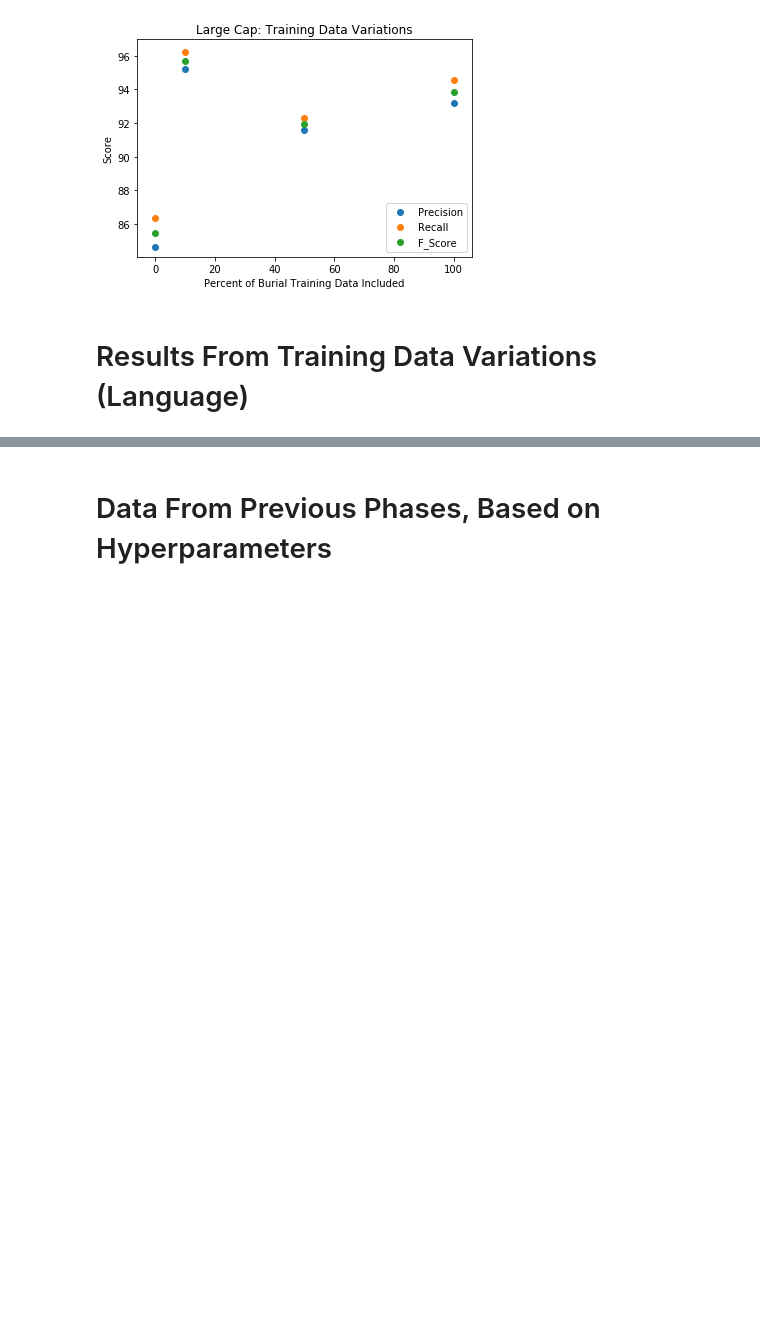
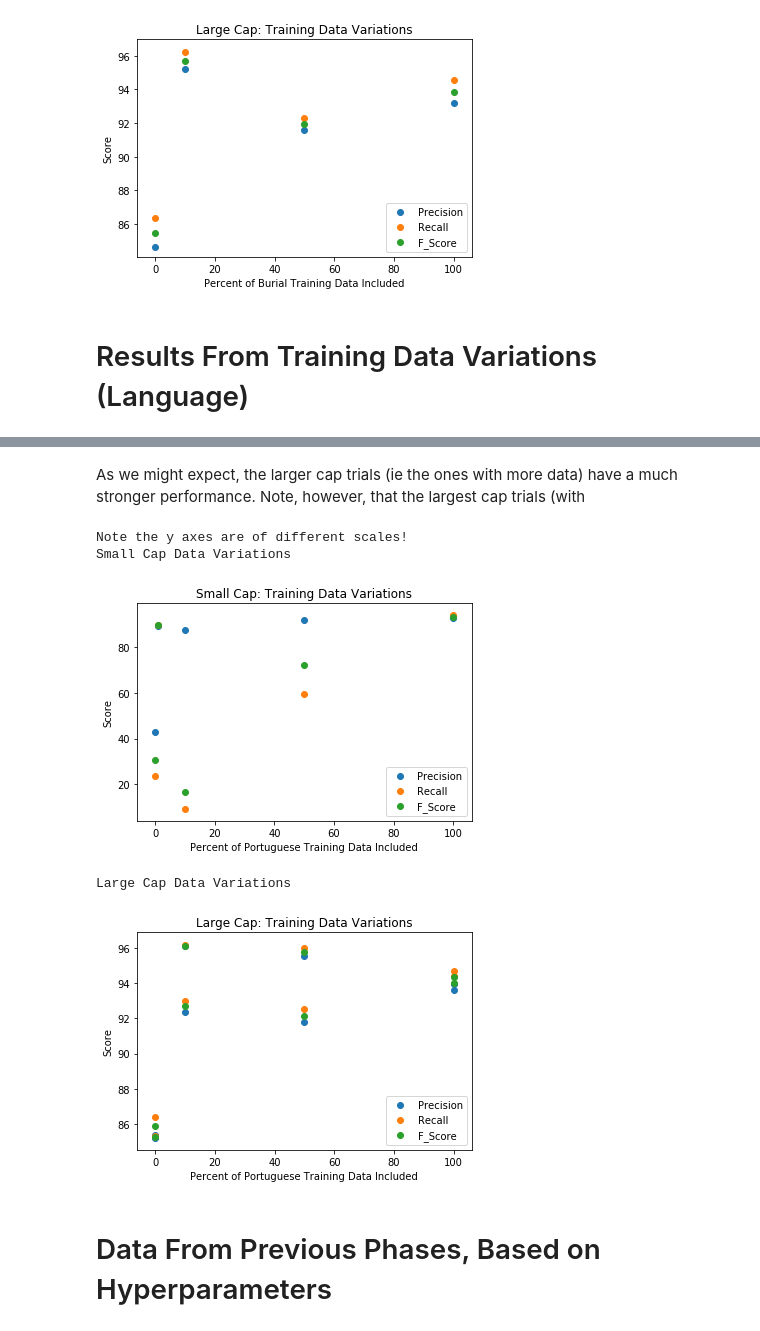
Before and after one commit to slavesocieties/ssda-nlp, a Jupyter notebook: 70-exhaustive-training.ipynb, the cells around one changed output, grey strips where cells are left out. Saved outputs shown, nothing was run; the diff lists cells and outputs as text; code cells hidden in the pictures; blank space fills up the shorter version.

```diff
--- a/70-exhaustive-training.ipynb
+++ b/70-exhaustive-training.ipynb
@@ -585,3 +655,37 @@ results_df_LanLCB.head(20)
+# %% [markdown]
+As we might expect, the larger cap trials (ie the ones with more data) have a much stronger performance.  Note, however, that the largest cap trials (with
+# %%
+#no_test
+print('Note the y axes are of different scales!')
+print("Small Cap Data Variations")
+plt.figure(1)
+#plt.ylim([85, 100])
+plt.scatter(concentrations_LanSCB, pre_vec_LanSCB, label='Precision')
+plt.scatter(concentrations_LanSCB, rec_vec_LanSCB, label='Recall')
+plt.scatter(concentrations_LanSCB, f_vec_LanSCB, label='F_Score')
+plt.xlabel('Percent of Portuguese Training Data Included')
+plt.ylabel('Score')
+plt.title('Small Cap: Training Data Variations')
+plt.legend()
+plt.show()
+
+print("Large Cap Data Variations")
+plt.figure(2)
+#plt.ylim([80, 100])
+plt.scatter(concentrations_LanLCB, pre_vec_LanLCB, label='Precision')
+plt.scatter(concentrations_LanLCB, rec_vec_LanLCB, label='Recall')
+plt.scatter(concentrations_LanLCB, f_vec_LanLCB, label='F_Score')
+plt.xlabel('Percent of Portuguese Training Data Included')
+plt.ylabel('Score')
+plt.title('Large Cap: Training Data Variations')
+plt.legend()
+plt.show()
+# %% [output]
+Note the y axes are of different scales!
+Small Cap Data Variations
+[figure, added]
+Large Cap Data Variations
+[figure, added]
 # %% [markdown]
 # Data From Previous Phases, Based on Hyperparameters
 # %% [markdown]
```
Also changed, not shown: parts of 12 cells of this notebook.
